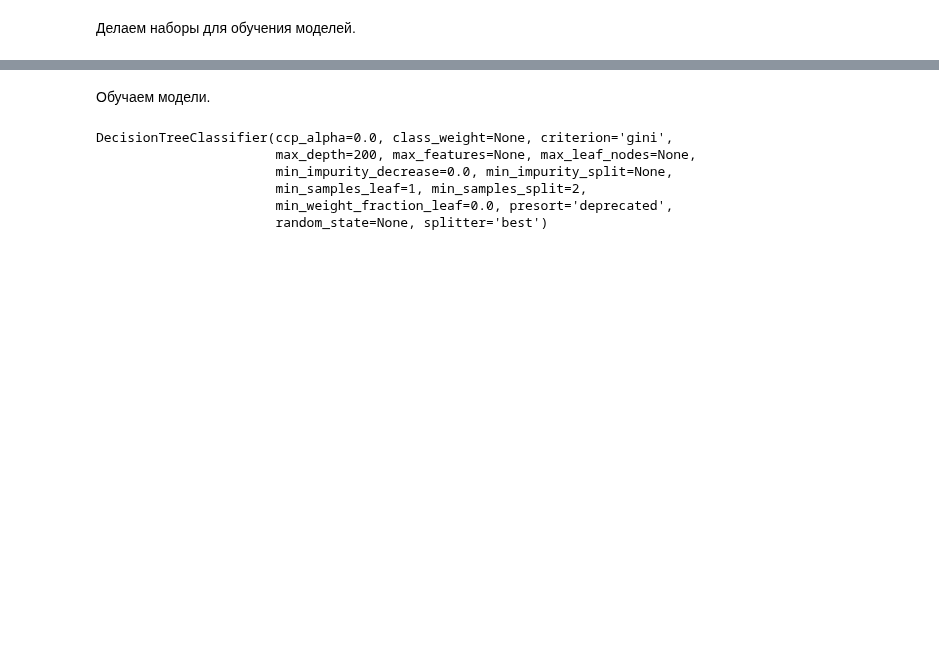
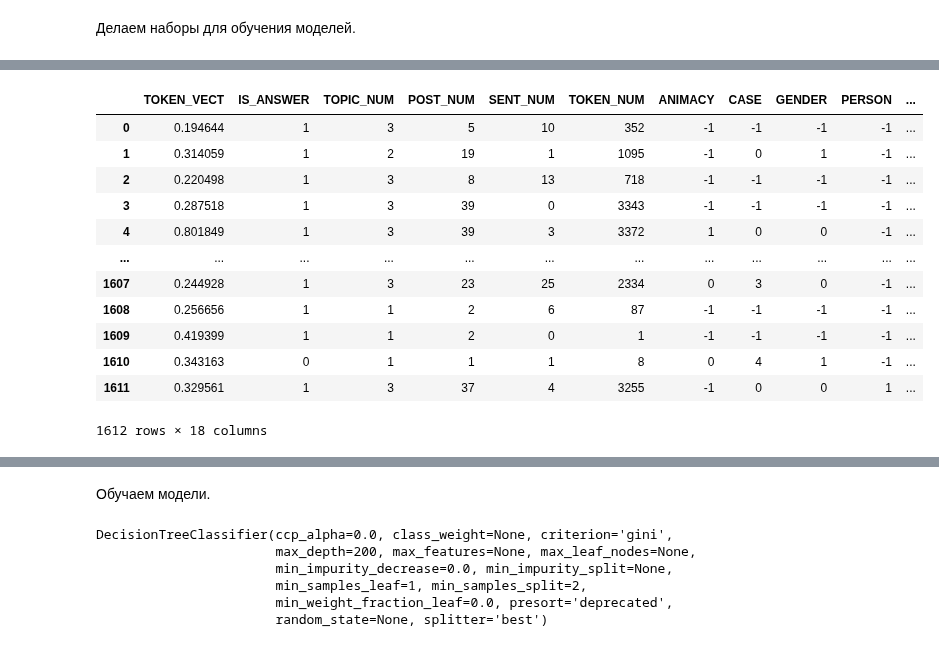
Before and after one commit to DmitryKutsev/cross-document_coreference, a Jupyter notebook: classifiers/ml_classifiers.ipynb, the cells around one changed output, grey strips where cells are left out. Saved outputs shown, nothing was run; the diff lists cells and outputs as text; code cells hidden in the pictures; blank space fills up the shorter version.

```diff
--- a/classifiers/ml_classifiers.ipynb
+++ b/classifiers/ml_classifiers.ipynb
@@ -422,3 +423,19 @@ X
+# %%
+X_test
+# %% [output]
+|  | TOKEN_VECT | IS_ANSWER | TOPIC_NUM | POST_NUM | SENT_NUM | TOKEN_NUM | ANIMACY | CASE | GENDER | PERSON | ... |
+| 0 | 0.194644 | 1 | 3 | 5 | 10 | 352 | -1 | -1 | -1 | -1 | ... |
+| 1 | 0.314059 | 1 | 2 | 19 | 1 | 1095 | -1 | 0 | 1 | -1 | ... |
+| 2 | 0.220498 | 1 | 3 | 8 | 13 | 718 | -1 | -1 | -1 | -1 | ... |
+| 3 | 0.287518 | 1 | 3 | 39 | 0 | 3343 | -1 | -1 | -1 | -1 | ... |
+| 4 | 0.801849 | 1 | 3 | 39 | 3 | 3372 | 1 | 0 | 0 | -1 | ... |
+| ... | ... | ... | ... | ... | ... | ... | ... | ... | ... | ... | ... |
+| 1607 | 0.244928 | 1 | 3 | 23 | 25 | 2334 | 0 | 3 | 0 | -1 | ... |
+| 1608 | 0.256656 | 1 | 1 | 2 | 6 | 87 | -1 | -1 | -1 | -1 | ... |
+| 1609 | 0.419399 | 1 | 1 | 2 | 0 | 1 | -1 | -1 | -1 | -1 | ... |
+| 1610 | 0.343163 | 0 | 1 | 1 | 1 | 8 | 0 | 4 | 1 | -1 | ... |
+| 1611 | 0.329561 | 1 | 3 | 37 | 4 | 3255 | -1 | 0 | 0 | 1 | ... |
+1612 rows × 18 columns
 # %%
 y
 # %% [output]
```
Also changed, not shown: parts of 13 cells of this notebook.
